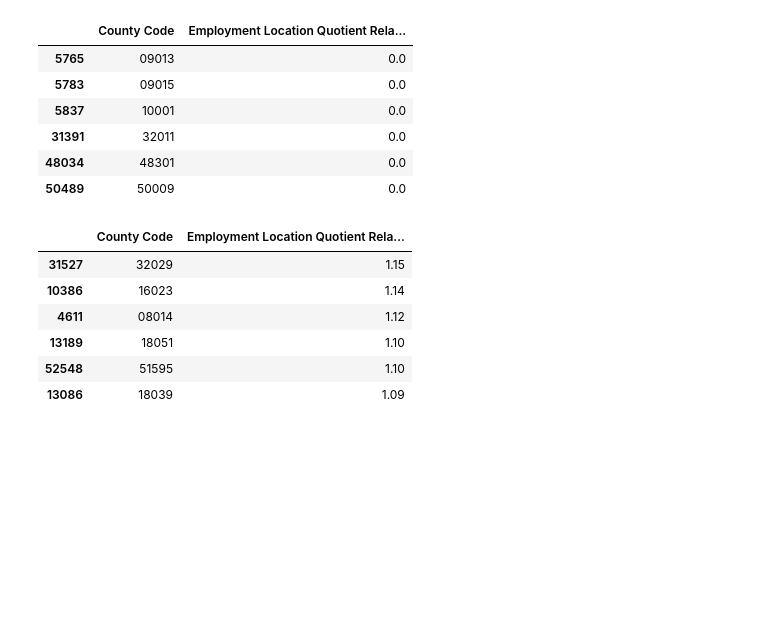
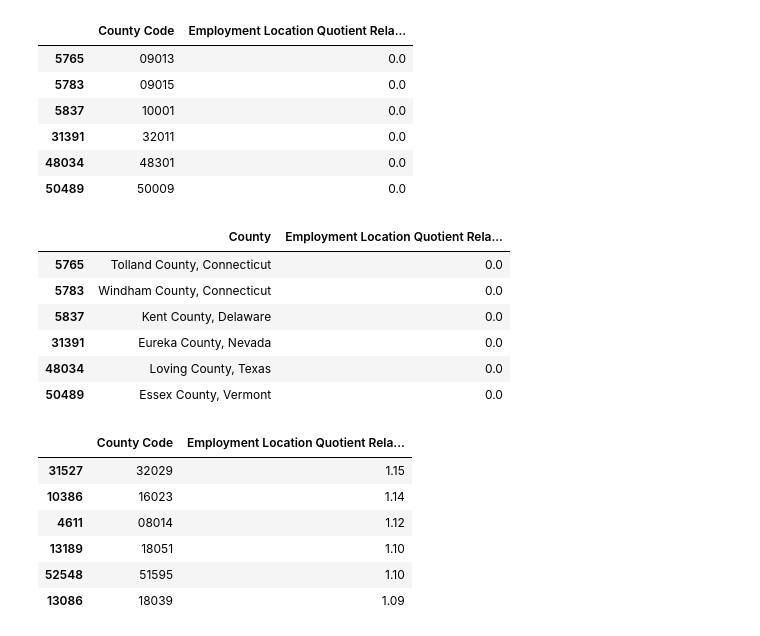
Before and after one commit to shirleyrutgers/DataManPy, a Jupyter notebook: ps0dataman.ipynb, the cells around one changed output. Cells and saved outputs as stored; diff of their text form; code cells hidden in the pictures; blank space fills up the shorter version.

```diff
--- a/ps0dataman.ipynb
+++ b/ps0dataman.ipynb
@@ -483,6 +483,21 @@ priv_filtered.nsmallest(
 | 31391 | 32011 | 0.0 |
 | 48034 | 48301 | 0.0 |
 | 50489 | 50009 | 0.0 |
+# %%
+lq_column_check = 'Employment Location Quotient Relative to U.S.'
+
+# Six lowest values
+priv.nsmallest(
+    6, lq_column_check
+)[['County', lq_column_check]]
+# %% [output]
+|  | County | Employment Location Quotient Rela... |
+| 5765 | Tolland County, Connecticut | 0.0 |
+| 5783 | Windham County, Connecticut | 0.0 |
+| 5837 | Kent County, Delaware | 0.0 |
+| 31391 | Eureka County, Nevada | 0.0 |
+| 48034 | Loving County, Texas | 0.0 |
+| 50489 | Essex County, Vermont | 0.0 |
 # %%
 # Six highest values
 priv_filtered.nlargest(
```
Also changed, not shown: parts of 1 cell of this notebook.
